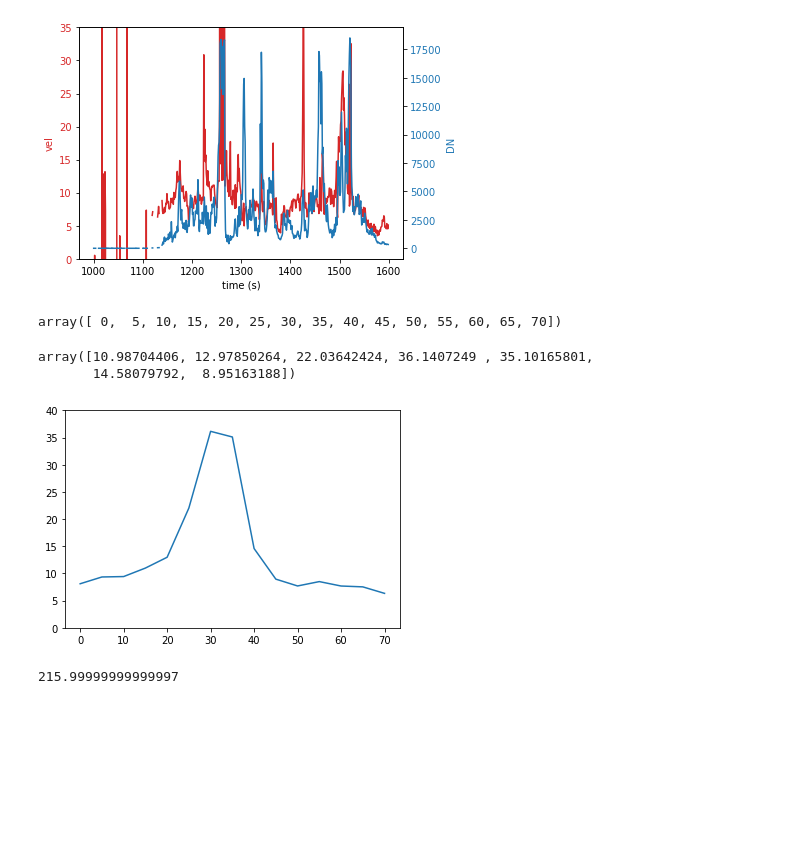
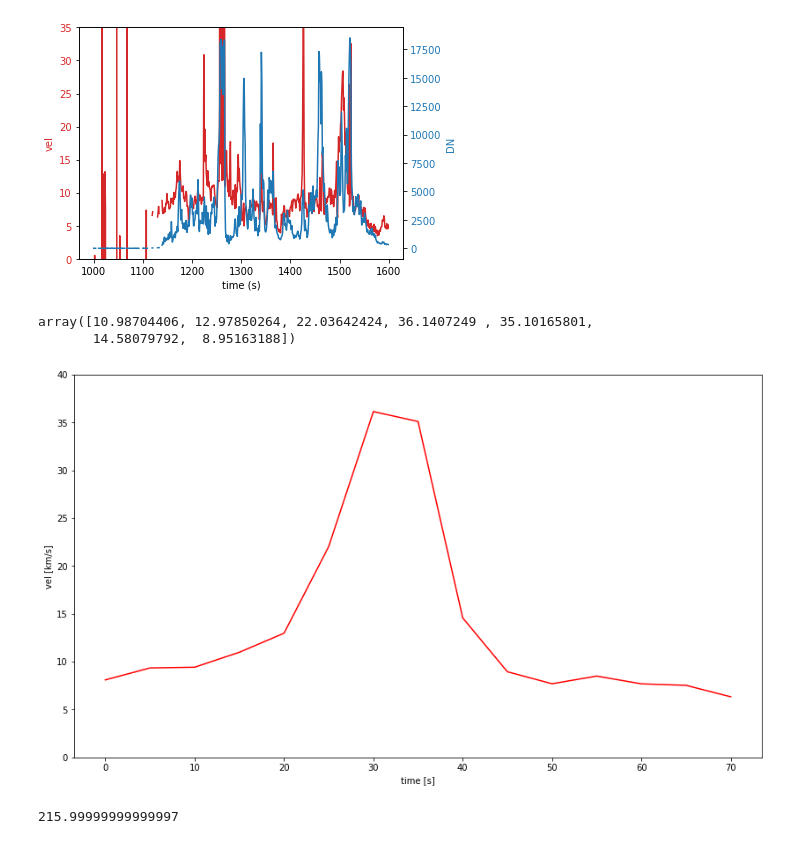
Before and after one commit to wilashfie/synth_spec, a Jupyter notebook: fit_iris.ipynb, the cells around one changed output. Cells and saved outputs as stored; diff of their text form; code cells hidden in the pictures; blank space fills up the shorter version.

```diff
--- a/iris_fit_all-Copy1.ipynb
+++ b/fit_iris.ipynb
@@ -113,19 +118,17 @@ plt.show()
 [figure]
 # %%
 tt = np.arange(0,75,5)
-# %%
-tt
-# %% [output]
-array([ 0,  5, 10, 15, 20, 25, 30, 35, 40, 45, 50, 55, 60, 65, 70])
 # %%
-plt.plot(tt,v_r[420:435])
+plt.figure(figsize=(14,8))
+plt.plot(tt,v_r[420:435], color='red')
 plt.ylim(0,40)
-#plt.xlim(1420,1435)
+plt.ylabel('vel [km/s]')
+plt.xlabel('time [s]')
 v_r[423:430]
 # %% [output]
 array([10.98704406, 12.97850264, 22.03642424, 36.1407249 , 35.10165801,
        14.58079792,  8.95163188])
-[figure, old version]
+[figure, new version]
 # %%
 H = 0.6*36*10
 H
```
Also changed, not shown: parts of 2 cells of this notebook, 1 other file.
